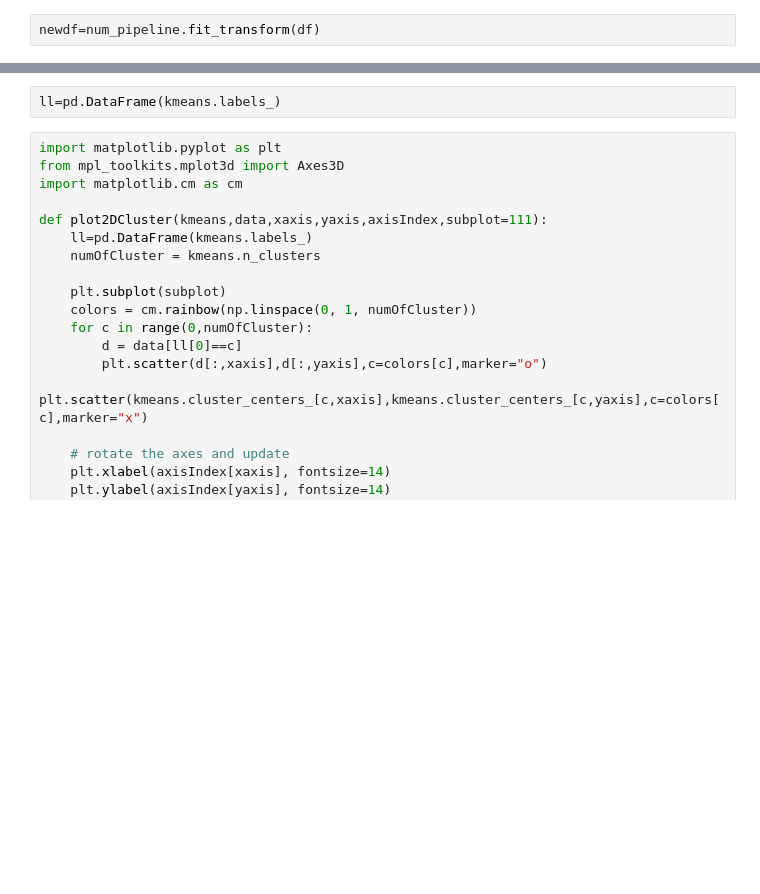
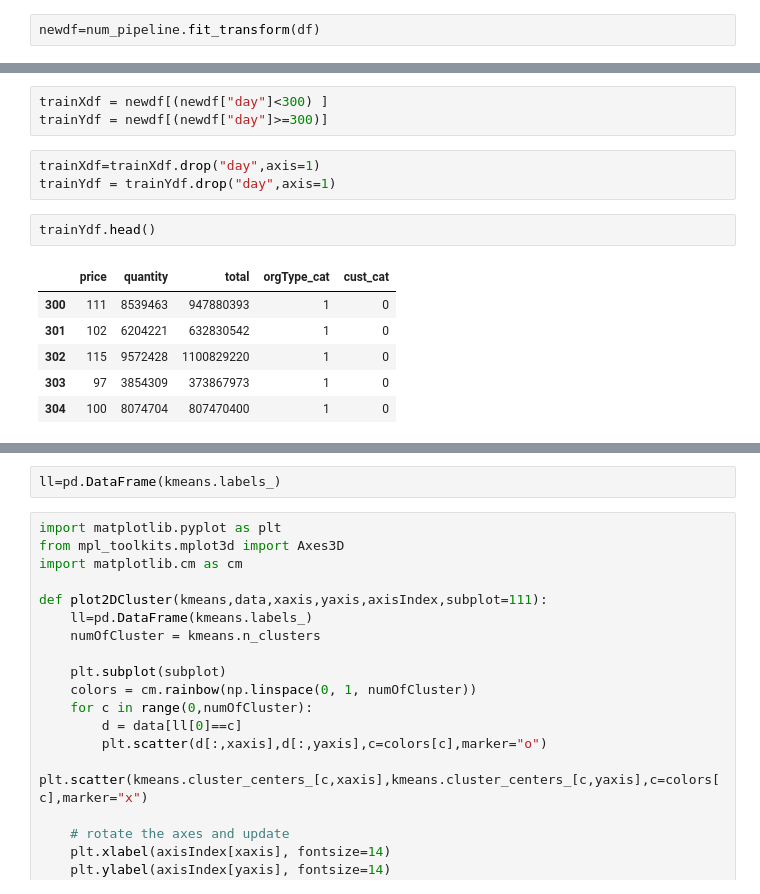
Before and after one commit to dexterchan/TradeSample, a Jupyter notebook: Scripts/AnalysisWorkbook2.ipynb, the cells around one changed output, grey strips where cells are left out. Drawn from its saved outputs; the diff is of its cells as text; blank space fills up the shorter version.

```diff
--- a/Scripts/AnalysisWorkbook2.ipynb
+++ b/Scripts/AnalysisWorkbook2.ipynb
@@ -55,0 +66,15 @@ newdf=newdf.drop("tradeId",axis=1)
+# %%
+trainXdf = newdf[(newdf["day"]<300) ]
+trainYdf = newdf[(newdf["day"]>=300)]
+# %%
+trainXdf=trainXdf.drop("day",axis=1)
+trainYdf = trainYdf.drop("day",axis=1)
+# %%
+trainYdf.head()
+# %% [output]
+|  | price | quantity | total | orgType_cat | cust_cat |
+| 300 | 111 | 8539463 | 947880393 | 1 | 0 |
+| 301 | 102 | 6204221 | 632830542 | 1 | 0 |
+| 302 | 115 | 9572428 | 1100829220 | 1 | 0 |
+| 303 | 97 | 3854309 | 373867973 | 1 | 0 |
+| 304 | 100 | 8074704 | 807470400 | 1 | 0 |
```
Also changed, not shown: parts of 19 cells of this notebook, 3 other files.
